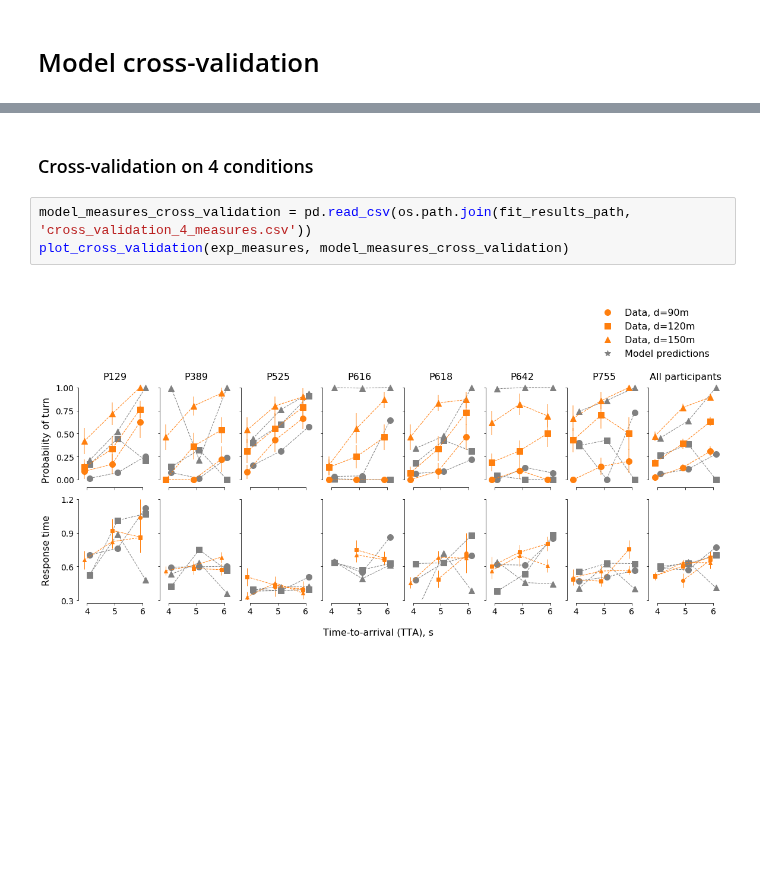
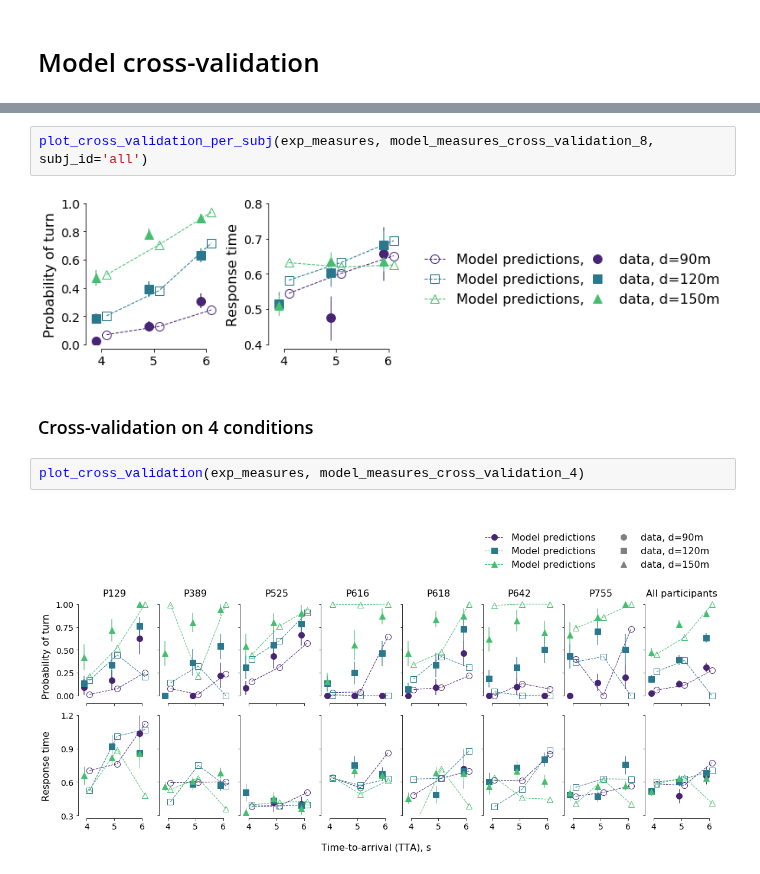
Before and after one commit to cherepaha/evidence_accumulation_in_gap_acceptance, a Jupyter notebook: data_and_model_analysis/paper_figures.ipynb, the cells around one changed output, grey strips where cells are left out. Drawn from its saved outputs; the diff is of its cells as text; blank space fills up the shorter version.

```diff
--- a/data_and_model_analysis/paper_figures.ipynb
+++ b/data_and_model_analysis/paper_figures.ipynb
@@ -663,7 +502,10 @@ def plot_cross_validation_v3(exp_data, model_measures):
+# %%
+plot_cross_validation_per_subj(exp_measures, model_measures_cross_validation_8, subj_id='all')
+# %% [output]
+[figure, added]
 # %% [markdown]
 ### Cross-validation on 4 conditions
-# %%
-model_measures_cross_validation = pd.read_csv(os.path.join(fit_results_path, 'cross_validation_4_measures.csv'))
-plot_cross_validation(exp_measures, model_measures_cross_validation)
-# %% [output]
-[figure, removed]
+# %%
+plot_cross_validation(exp_measures, model_measures_cross_validation_4)
+# %% [output]
+[figure, added]
```
Also changed, not shown: parts of 10 cells of this notebook.
